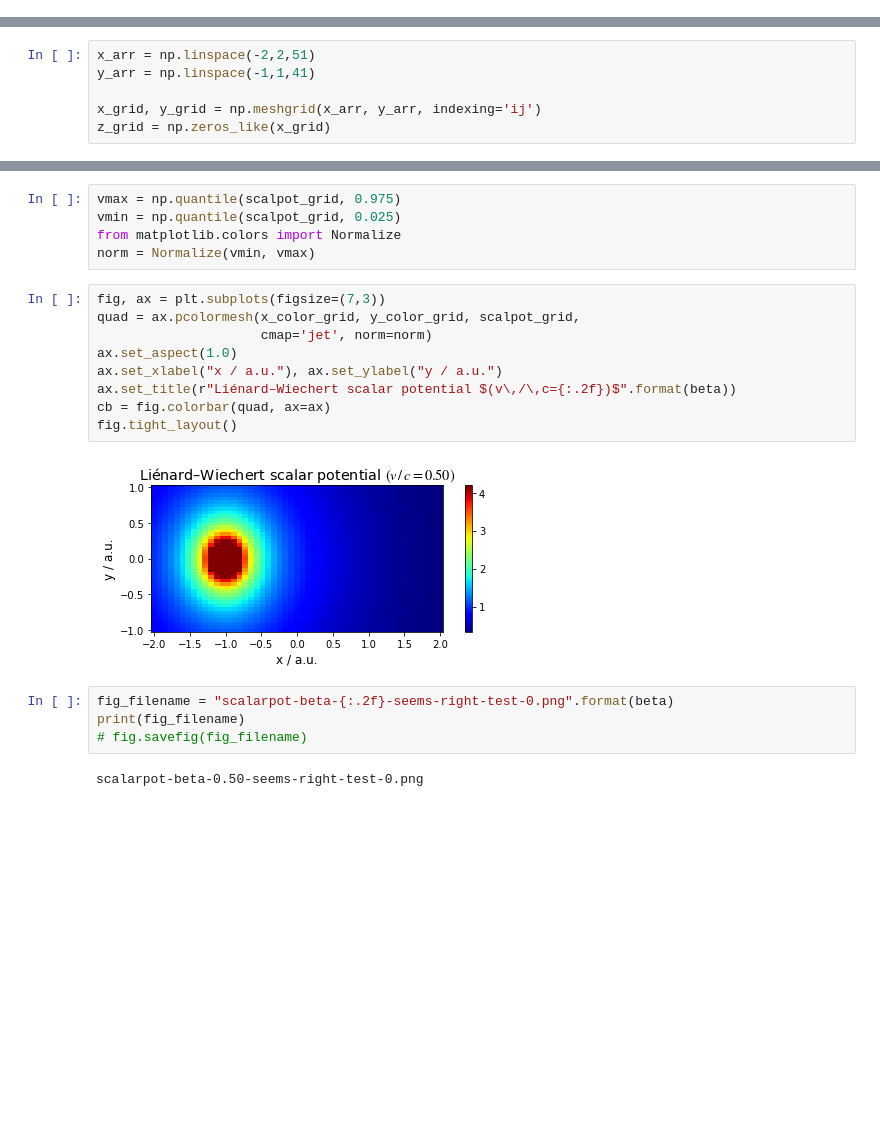
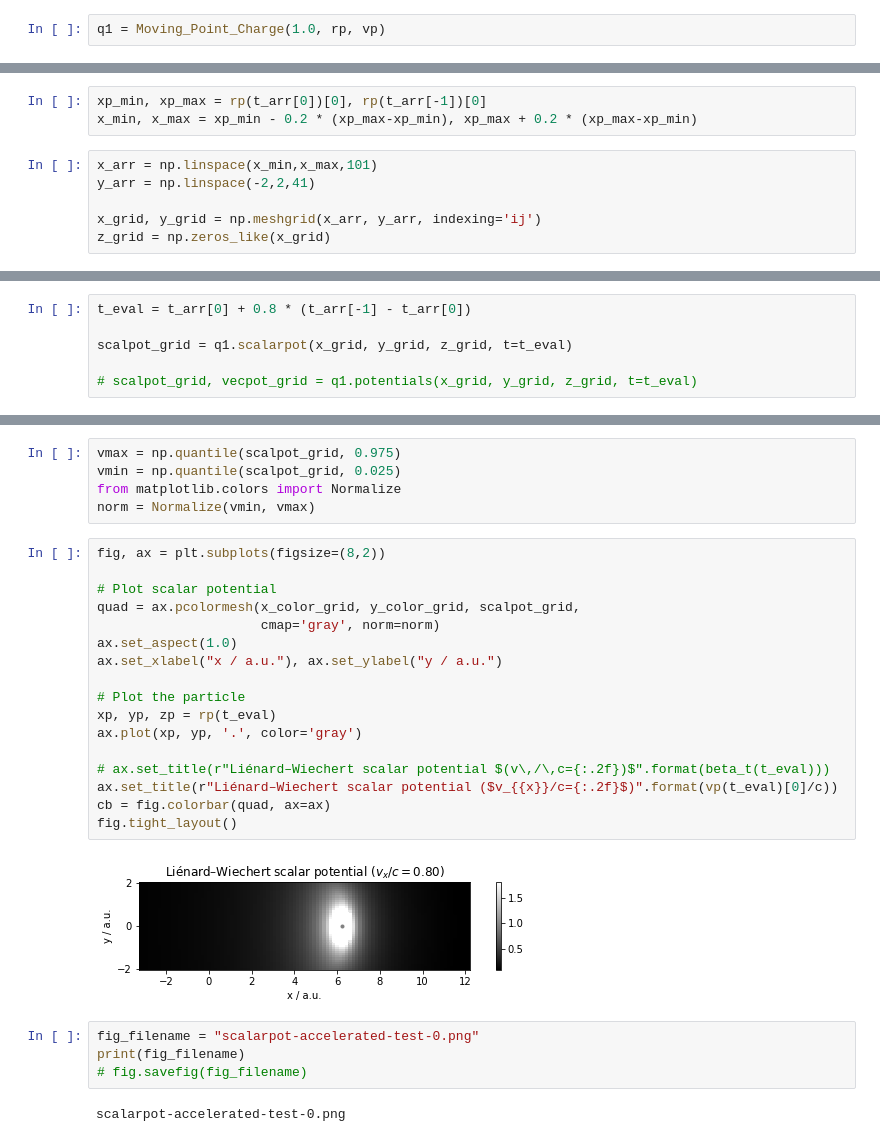
Before and after one commit to jam31118/charge-notebook, a Jupyter notebook: single-particle/potential.ipynb, the cells around one changed output, grey strips where cells are left out. Drawn from its saved outputs; the diff is of its cells as text; blank space fills up the shorter version.

Commit message:
scalarpot for accel.

```diff
--- a/single-particle/potential.ipynb
+++ b/single-particle/potential.ipynb
@@ -86 +146,3 @@ q1 = Moving_Point_Charge(1.0, rs, vs)
+# %%
+q1 = Moving_Point_Charge(1.0, rp, vp)
 # %% [markdown]
@@ -88,6 +150,9 @@ q1 = Moving_Point_Charge(1.0, rs, vs)
+# %%
+xp_min, xp_max = rp(t_arr[0])[0], rp(t_arr[-1])[0]
+x_min, x_max = xp_min - 0.2 * (xp_max-xp_min), xp_max + 0.2 * (xp_max-xp_min)
 # %%
-x_arr = np.linspace(-2,2,51)
-y_arr = np.linspace(-1,1,41)
+x_arr = np.linspace(x_min,x_max,101)
+y_arr = np.linspace(-2,2,41)
 
 x_grid, y_grid = np.meshgrid(x_arr, y_arr, indexing='ij')
 z_grid = np.zeros_like(x_grid)
@@ -95,0 +159,6 @@ scalpot_grid = q1.scalarpot(x_grid, y_grid, z_grid, t=0.0)
+# %%
+t_eval = t_arr[0] + 0.8 * (t_arr[-1] - t_arr[0])
+
+scalpot_grid = q1.scalarpot(x_grid, y_grid, z_grid, t=t_eval)
+
+# scalpot_grid, vecpot_grid = q1.potentials(x_grid, y_grid, z_grid, t=t_eval)
@@ -105,19 +178,27 @@ vmin = np.quantile(scalpot_grid, 0.025)
 from matplotlib.colors import Normalize
 norm = Normalize(vmin, vmax)
 # %%
-fig, ax = plt.subplots(figsize=(7,3))
+fig, ax = plt.subplots(figsize=(8,2))
+
+# Plot scalar potential
 quad = ax.pcolormesh(x_color_grid, y_color_grid, scalpot_grid,
-                     cmap='jet', norm=norm)
+                     cmap='gray', norm=norm)
 ax.set_aspect(1.0)
 ax.set_xlabel("x / a.u."), ax.set_ylabel("y / a.u.")
-ax.set_title(r"Liénard–Wiechert scalar potential $(v\,/\,c={:.2f})$".format(beta))
+
+# Plot the particle
+xp, yp, zp = rp(t_eval)
+ax.plot(xp, yp, '.', color='gray')
+
+# ax.set_title(r"Liénard–Wiechert scalar potential $(v\,/\,c={:.2f})$".format(beta_t(t_eval)))
+ax.set_title(r"Liénard–Wiechert scalar potential ($v_{{x}}/c={:.2f}$)".format(vp(t_eval)[0]/c))
 cb = fig.colorbar(quad, ax=ax)
 fig.tight_layout()
 # %% [output]
-[figure, old version]
+[figure, new version]
 # %%
-fig_filename = "scalarpot-beta-{:.2f}-seems-right-test-0.png".format(beta)
+fig_filename = "scalarpot-accelerated-test-0.png"
 print(fig_filename)
 # fig.savefig(fig_filename)
 # %% [output]
-scalarpot-beta-0.50-seems-right-test-0.png
+scalarpot-accelerated-test-0.png
```
Also changed, not shown: parts of 10 cells of this notebook.
